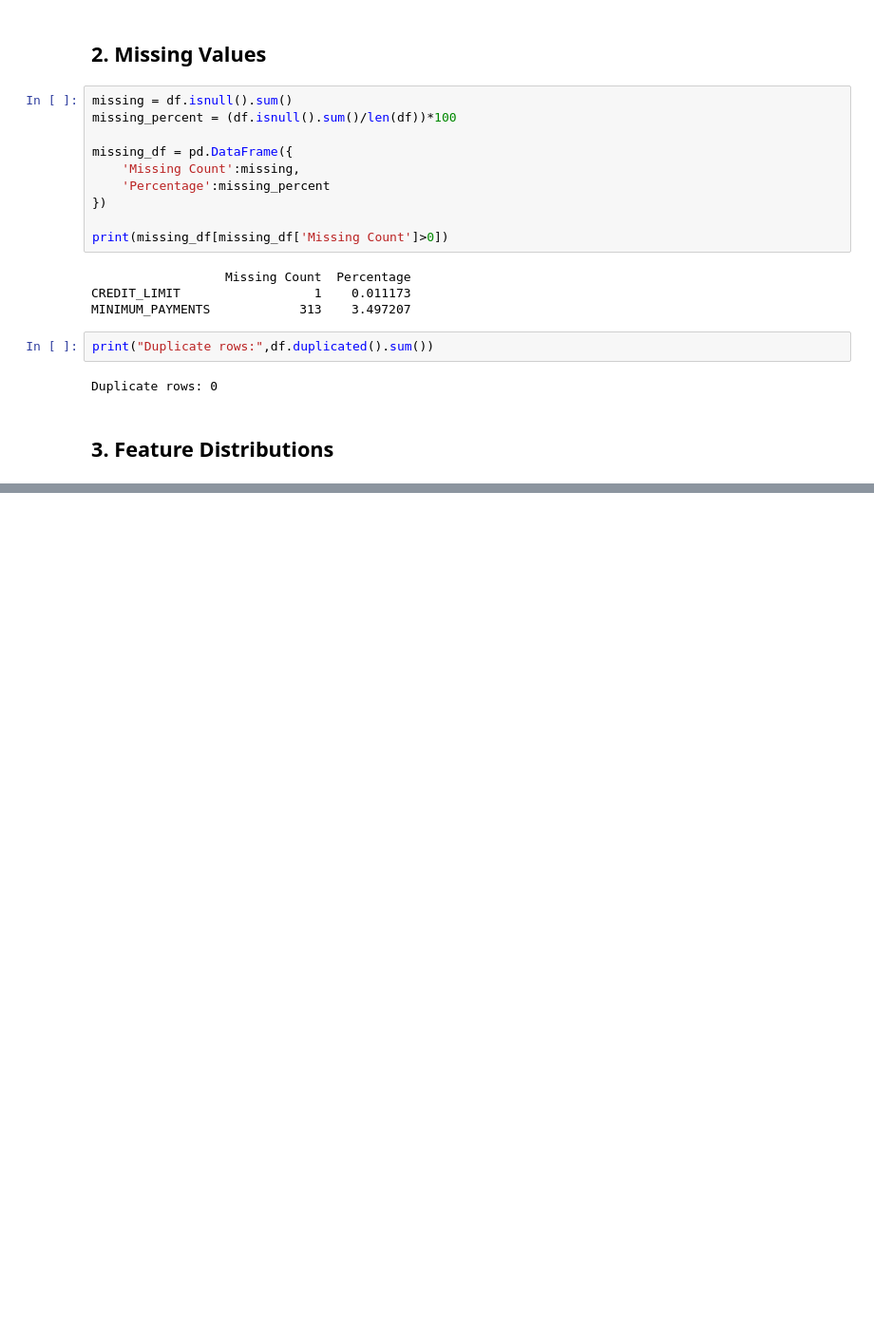
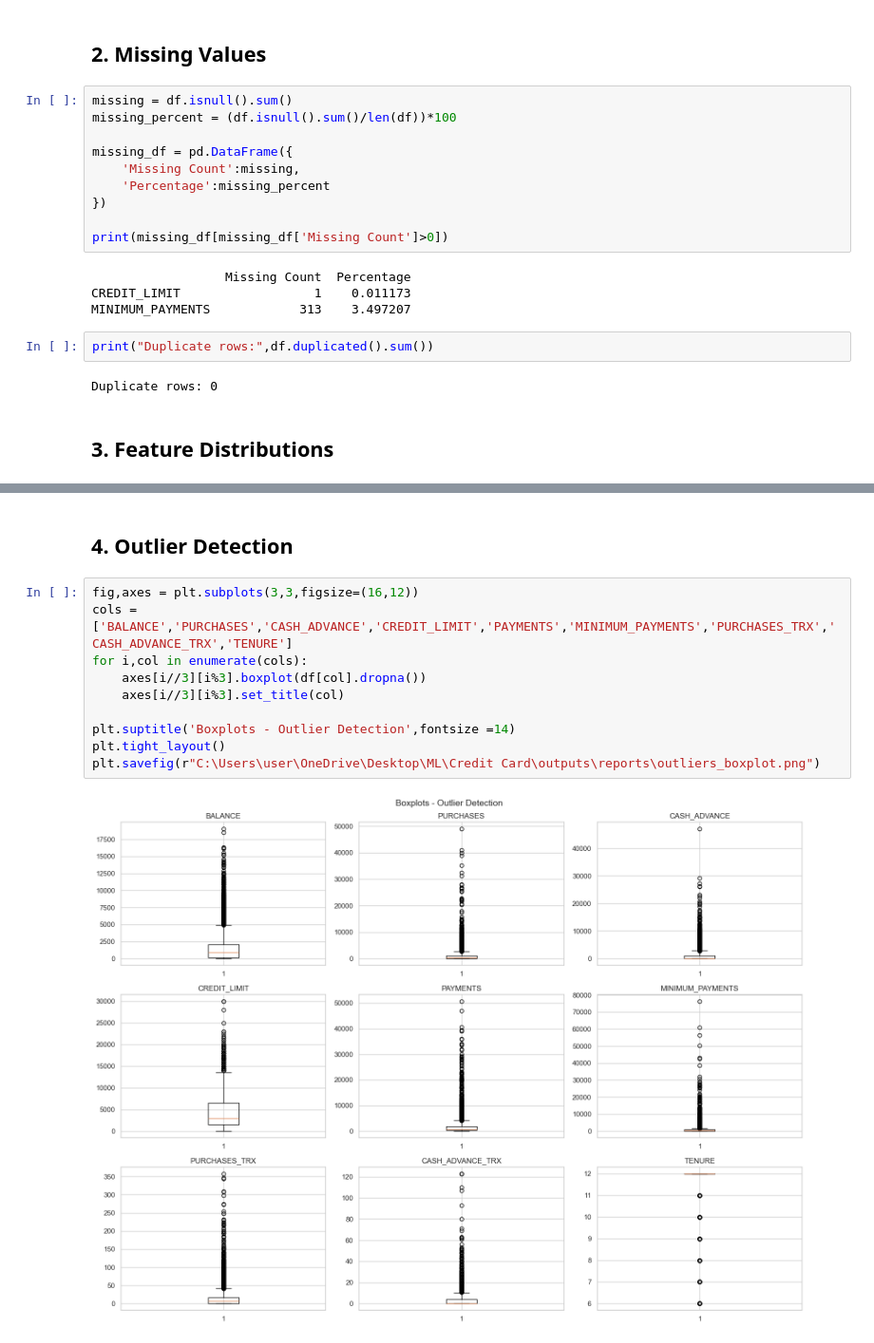
Before and after one commit to afnanyoosuf/credit-card-behavior-segmentation, a Jupyter notebook: notebook/project_analysis.ipynb, the cells around one changed output, grey strips where cells are left out. Shown at 95% size. Cells and saved outputs as stored; diff of their text form; blank space fills up the shorter version.

```diff
--- a/notebook/project_analysis.ipynb
+++ b/notebook/project_analysis.ipynb
@@ -94,0 +102,14 @@ Duplicate rows: 0
+# %% [markdown]
+## 4. Outlier Detection
+# %%
+fig,axes = plt.subplots(3,3,figsize=(16,12))
+cols = ['BALANCE','PURCHASES','CASH_ADVANCE','CREDIT_LIMIT','PAYMENTS','MINIMUM_PAYMENTS','PURCHASES_TRX','CASH_ADVANCE_TRX','TENURE']
+for i,col in enumerate(cols):
+    axes[i//3][i%3].boxplot(df[col].dropna())
+    axes[i//3][i%3].set_title(col)
+
+plt.suptitle('Boxplots - Outlier Detection',fontsize =14)
+plt.tight_layout()
+plt.savefig(r"C:\Users\user\OneDrive\Desktop\ML\Credit Card\outputs\reports\outliers_boxplot.png")
+# %% [output]
+[figure, added]
```
Also changed, not shown: parts of 4 cells of this notebook.
